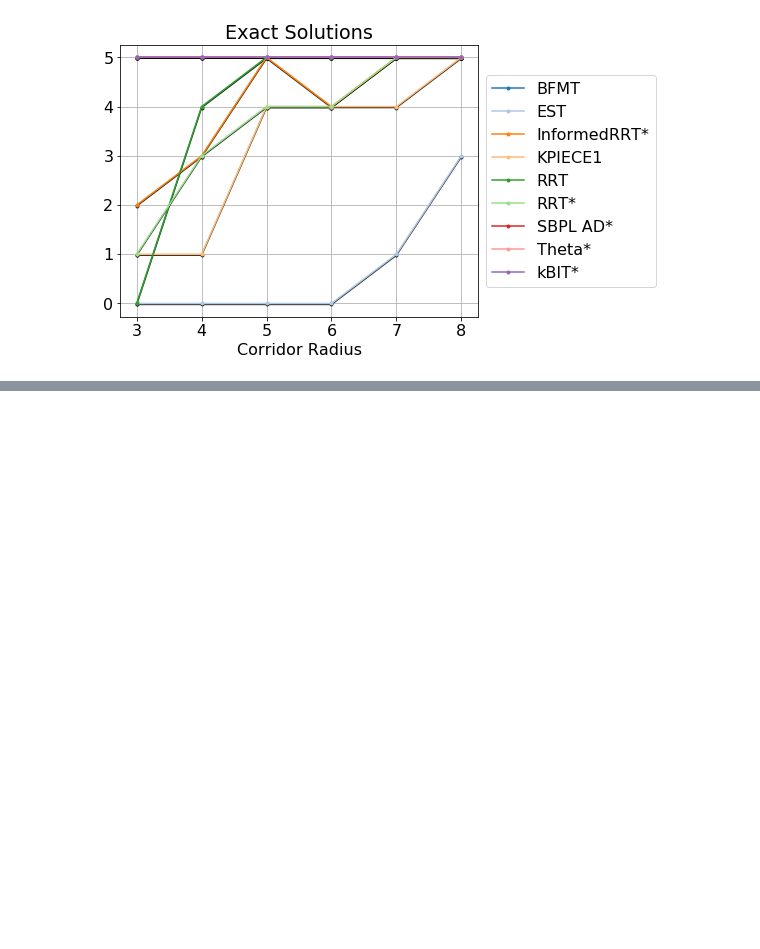
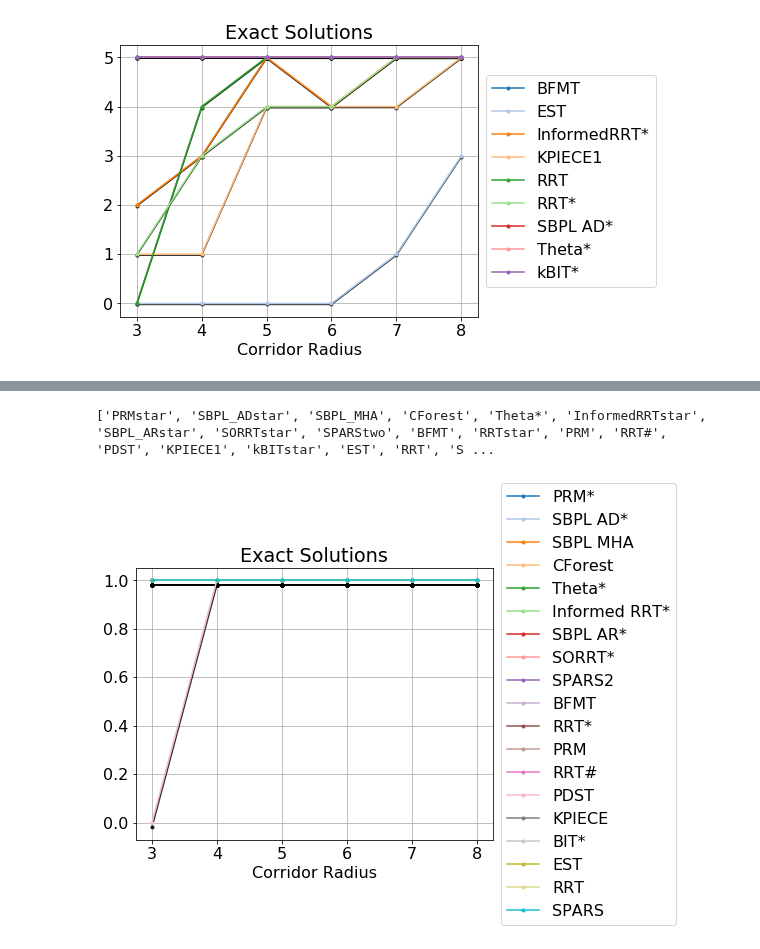
Before and after one commit to robot-motion/bench-mr, a Jupyter notebook: plotting/Cross Statistics.ipynb, the cells around one changed output, grey strips where cells are left out. Drawn from its saved outputs; the diff is of its cells as text; code cells hidden in the pictures; blank space fills up the shorter version.

```diff
--- a/plotting/Cross Statistics.ipynb
+++ b/plotting/Cross Statistics.ipynb
@@ -224,0 +277,73 @@ plt.savefig('corridor_radii_%s.pdf' % metric, dpi=300, bbox_inches='tight')
+# %%
+%reload_ext autoreload
+
+metric = 'exact_solutions'
+scenario_parameters = radii
+
+ignored_planners = [
+    'SBPL', 'SST'
+]
+
+expected_number_of_planners = 15
+found_planners = []
+
+import matplotlib
+matplotlib.rcParams.update({'font.size': 16})
+
+plt.figure(figsize=(8, 5))
+
+ys = {}
+
+for i, scenario_parameter in enumerate(scenario_parameters):
+    scenario = "radii_%s/radii_%s_%i_results.json" % (steer_function, steer_function, i)
+    stats_by_steering = retrieve_planner_stats_by_steering(scenario, steer_funcs=steer_function)
+    steering = list(stats_by_steering.values())[0]
+#     print(steering)
+    for planner, stats in steering.items():
+        if planner in ignored_planners:
+            continue
+        if planner not in found_planners:
+            ys[planner] = {}
+            found_planners.append(planner)
+        if scenario_parameter not in ys[planner]:
+            ys[planner][scenario_parameter] = []
+        if metric == "cusps":
+            ys[planner][scenario_parameter] += [len(v[metric]) for v in stats.values() if v["exact_goal_path"]]
+        elif metric == "exact_solutions":
+            ys[planner][scenario_parameter] += [sum([1 for v in stats.values() if v["exact_goal_path"]])]
+        else:
+            ys[planner][scenario_parameter] += [v[metric] for v in stats.values() if v["exact_goal_path"]]
+
+plt.gca().set_axisbelow(True)
+plt.grid()
+
+print(found_planners)
+
+means = []
+stds = []
+for pi, planner in enumerate(found_planners):
+    means = np.array([safe_mean(vs) for vs in ys[planner].values()])
+    stds = np.array([safe_std(vs) for vs in ys[planner].values()])
+    plt.fill_between(scenario_parameters, means-stds, means+stds, alpha=0.2, color=get_color(pi, num_colors=20), zorder=2)
+    # add some shadow below the plot
+    plt.plot(scenario_parameters, means - 0.02, '.-', color=(0, 0, 0, .8), zorder=3)
+    plt.plot(scenario_parameters, means, '.-', color=get_color(pi, num_colors=20), label=convert_planner_name(planner), zorder=4)
+# plt.gca().set_xlim([-0.5, len(steer_funcs) + 0.5])
+if metric in stat_names:
+    plt.title(stat_names[metric]);
+else:
+    plt.title(metric)
+
+# Shrink current axis by 20%
+ax = plt.gca()
+box = ax.get_position()
+ax.set_position([box.x0, box.y0, box.width * 0.8, box.height])
+ax.set_xlabel('Corridor Radius')
+
+# Put a legend to the right of the current axis
+ax.legend(loc='center left', bbox_to_anchor=(1, 0.5));
+plt.savefig('corridor_radii_%s.png' % metric, dpi=300, bbox_inches='tight')
+plt.savefig('corridor_radii_%s.pdf' % metric, dpi=300, bbox_inches='tight')
+# %% [output]
+['PRMstar', 'SBPL_ADstar', 'SBPL_MHA', 'CForest', 'Theta*', 'InformedRRTstar', 'SBPL_ARstar', 'SORRTstar', 'SPARStwo', 'BFMT', 'RRTstar', 'PRM', 'RRT#', 'PDST', 'KPIECE1', 'kBITstar', 'EST', 'RRT', 'S ...
+[figure, added]
```
Also changed, not shown: parts of 4 cells of this notebook, 2 other files.
